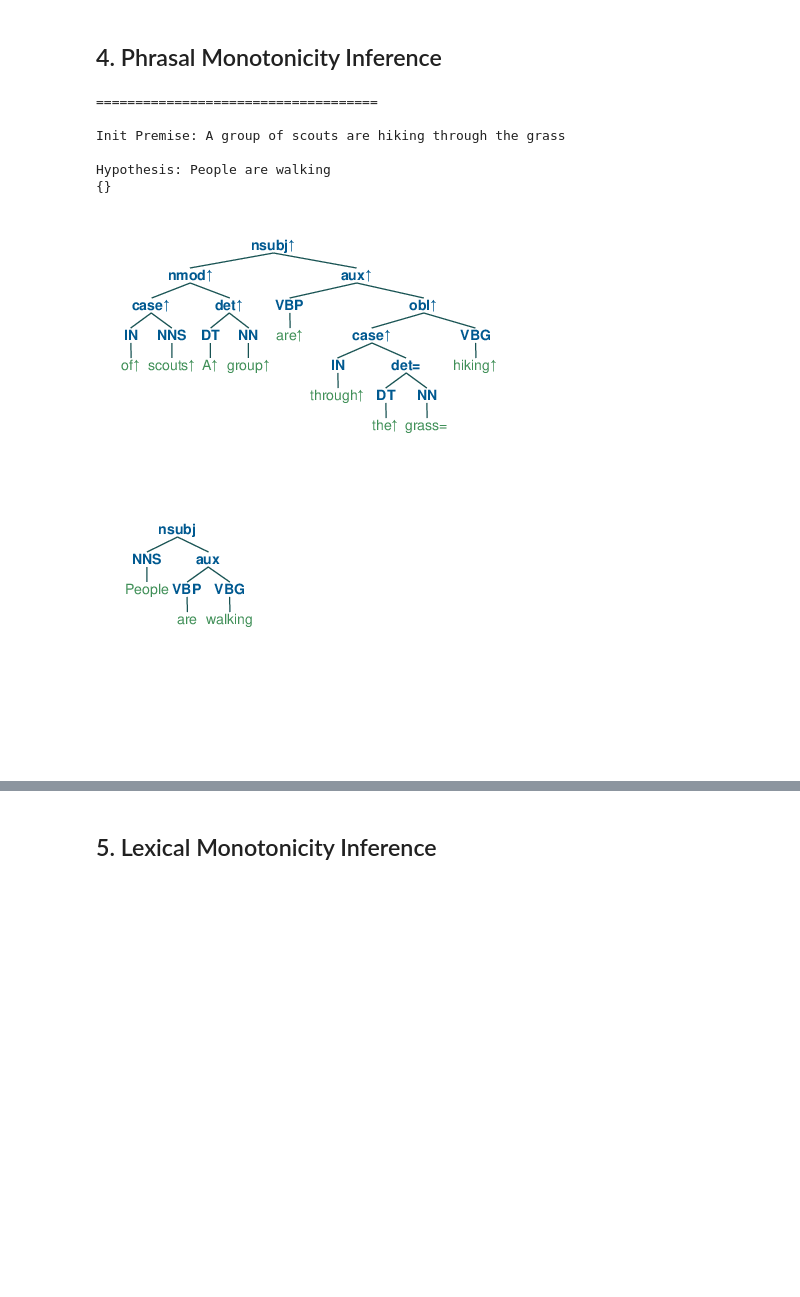
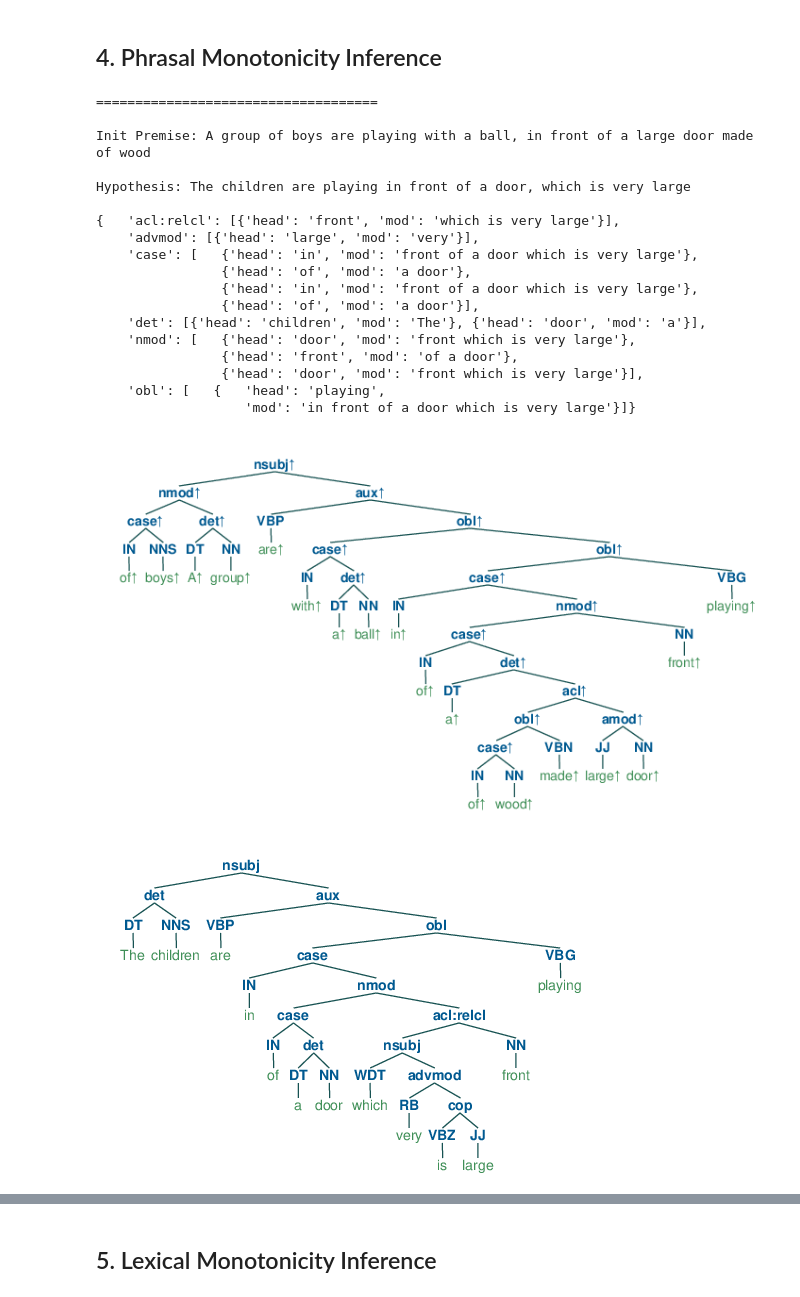
Before and after one commit to eric11eca/NeuralLog, a Jupyter notebook: src/UdepLog.ipynb, the cells around one changed output, grey strips where cells are left out. Saved outputs shown, nothing was run; the diff lists cells and outputs as text; code cells hidden in the pictures; blank space fills up the shorter version.

```diff
--- a/src/UdepLog.ipynb
+++ b/src/UdepLog.ipynb
@@ -22,7 +22,7 @@ def jupyter_draw_nltk_tree(tree):
     os.system('rm -rf ../data/tree.ps')
     cf.print_to_file('../data/tree.ps')
     cf.destroy()
-    os.system('convert ../data/tree.ps ../data/tree.png')
+    os.system('magick convert ../data/tree.ps ../data/tree.png')
     display(Image(filename='../data/tree.png'))
 # %% [markdown]
 ## 2. BERT Model for Pharaphrase
@@ -142,7 +152,16 @@ class PhrasalGenerator:
             generation = self.get_generation_type(tree)
             #print(generation, tree.val)
             generation(tree)
-
+    def removeGroup(self, tree):
+        if(tree.val == "nmod"):
+            if(tree.right.is_tree and tree.right.left.val.lower() == "a"):
+                if(tree.left.is_tree and tree.left.left.val.lower() == "of"):
+                    noun = tree.left.right
+                    group = tree.right.right
+                    self.delete_modifier(tree, noun)
+                    self.delete_modifier(tree, group)
+                    return True
+        return False
     def get_generation_type(self, tree):
         if tree.val in self.mod_special:
             return self.generate_special
@@ -203,7 +222,9 @@ class PhrasalGenerator:
 
     def delete_left_modifier(self, tree):
         #print("Delet: ", tree.left.val)
-        self.delete_modifier(tree, tree.right)
+        group = self.removeGroup(tree)
+        if(not group):
+            self.delete_modifier(tree, tree.right)
 
     def delete_right_modifier(self, tree):
         #print("Delet: ", tree.right.val)
@@ -456,9 +477,9 @@ class PhrasalGenerator:
             return
 
         similarity = inference_sts([sentence], [self.hypothesis])
-        print(sentence, similarity)
-        if similarity > 0.6:
-            self.tree_log.append((tree_copy, sentence, similarity))
+        #print(sentence, similarity)
+
+        self.tree_log.append((tree_copy, sentence, similarity))
         if similarity > 0.97:
             self.tree_log = []
             self.tree_log.append((tree_copy, sentence, similarity))
@@ -554,8 +575,8 @@ def collect_modifiers(tree, sent_set, mod_type="NN"):
 import pprint
 pp = pprint.PrettyPrinter(indent=4)
 
-up = ["A group of scouts are hiking through the grass"]
-up_h = ["People are walking"]
+up = ["A group of boys are playing with a ball, in front of a large door made of wood"]
+up_h = [ entail_hypo[71]]
 
 annotations = []
 phrasalGenerator = PhrasalGenerator()
@@ -581,35 +602,47 @@ for i in range(len(up)):
     collect_modifiers(h_tree, phrases, mod_type="VB")
     annotation = pipeline.single_polarization(premise)
 
     phrasalGenerator.kb = phrases
     phrasalGenerator.hypothesis = hypothesis.replace(',', '')
     pp.pprint(phrasalGenerator.kb)
 
     polarized = pipeline.postprocess(annotation['polarized_tree'], {})
     btreeViz = Tree.fromstring(polarized.replace('[', '(').replace(']', ')'))
     jupyter_draw_nltk_tree(btreeViz)
 
     polarized = pipeline.postprocess(h_tree, {})
     btreeViz = Tree.fromstring(polarized.replace('[', '(').replace(']', ')'))
     jupyter_draw_nltk_tree(btreeViz)
 
     phrasalGenerator.deptree_generate(
         annotation['polarized_tree'],
         annotation['annotated'], tokens)
 
     for gen_tree in phrasalGenerator.tree_log:
         #leaves = gen_tree[0].sorted_leaves().popkeys()
         #sentence = ' '.join([x[0] for x in leaves])
         print((gen_tree[1], gen_tree[2]))
 
     print(*phrasalGenerator.sent_log, sep="\n")
     print(phrasalGenerator.stop_critarion)
 # %% [output]
 ====================================
 
-Init Premise: A group of scouts are hiking through the grass
+Init Premise: A group of boys are playing with a ball, in front of a large door made of wood
 
-Hypothesis: People are walking
-{}
+Hypothesis: The children are playing in front of a door, which is very large
+
+{   'acl:relcl': [{'head': 'front', 'mod': 'which is very large'}],
+    'advmod': [{'head': 'large', 'mod': 'very'}],
+    'case': [   {'head': 'in', 'mod': 'front of a door which is very large'},
+                {'head': 'of', 'mod': 'a door'},
+                {'head': 'in', 'mod': 'front of a door which is very large'},
+                {'head': 'of', 'mod': 'a door'}],
+    'det': [{'head': 'children', 'mod': 'The'}, {'head': 'door', 'mod': 'a'}],
+    'nmod': [   {'head': 'door', 'mod': 'front which is very large'},
+                {'head': 'front', 'mod': 'of a door'},
+                {'head': 'door', 'mod': 'front which is very large'}],
+    'obl': [   {   'head': 'playing',
+                   'mod': 'in front of a door which is very large'}]}
-[figure, old version]
+[figure, new version]
-[figure, old version]
+[figure, new version]
```
Also changed, not shown: parts of 31 cells of this notebook, 3 other files.
